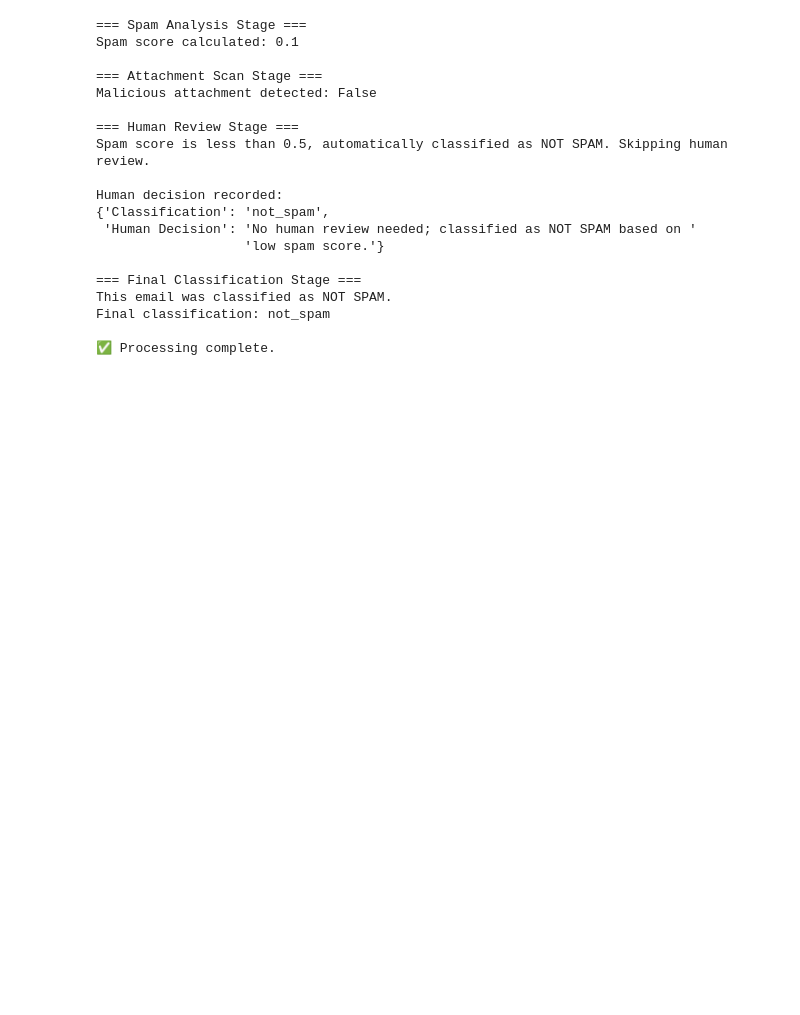
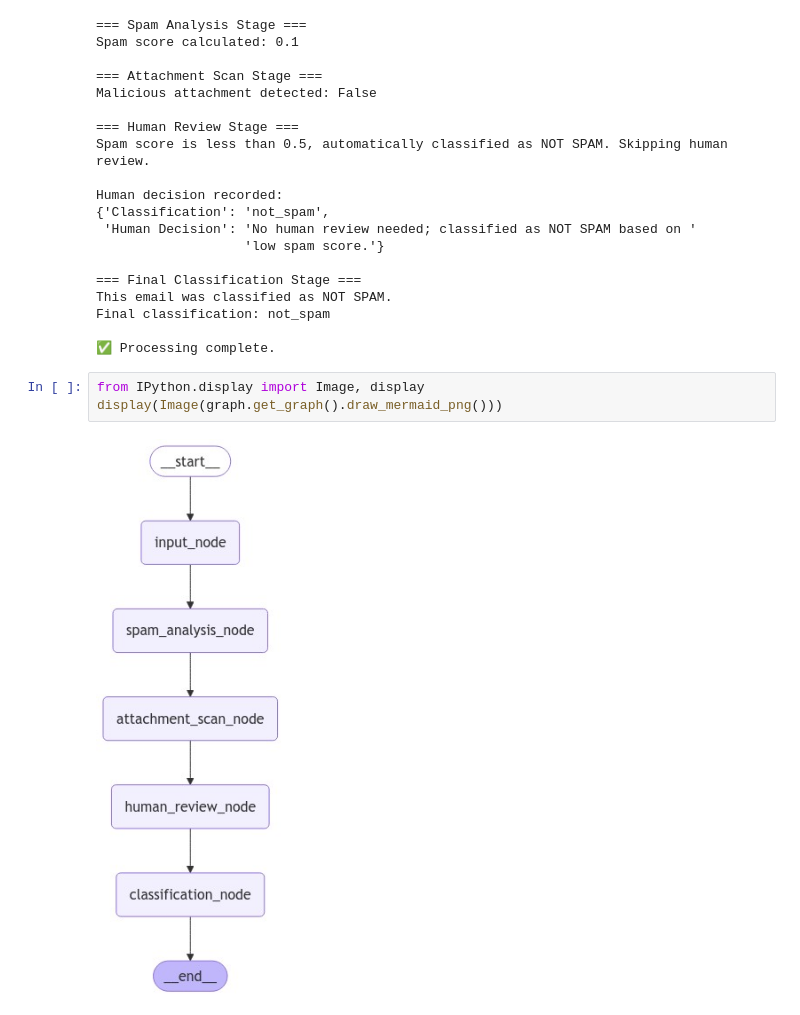
Before and after one commit to Azeem-2/EmailSpam-detector, a Jupyter notebook: main.ipynb, the cells around one changed output. Drawn from its saved outputs; the diff is of its cells as text; blank space fills up the shorter version.

```diff
--- a/main.ipynb
+++ b/main.ipynb
@@ -524,3 +524,8 @@ This email was classified as NOT SPAM.
 Final classification: not_spam
 
 ✅ Processing complete.
+# %%
+from IPython.display import Image, display
+display(Image(graph.get_graph().draw_mermaid_png()))
+# %% [output]
+[figure, added]
```
